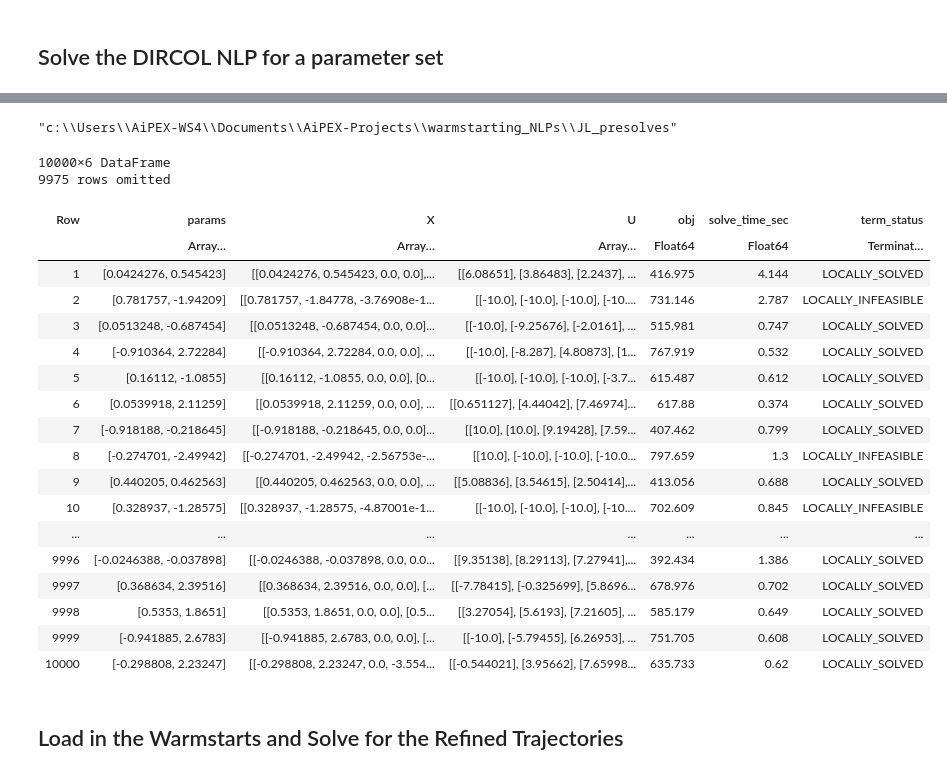
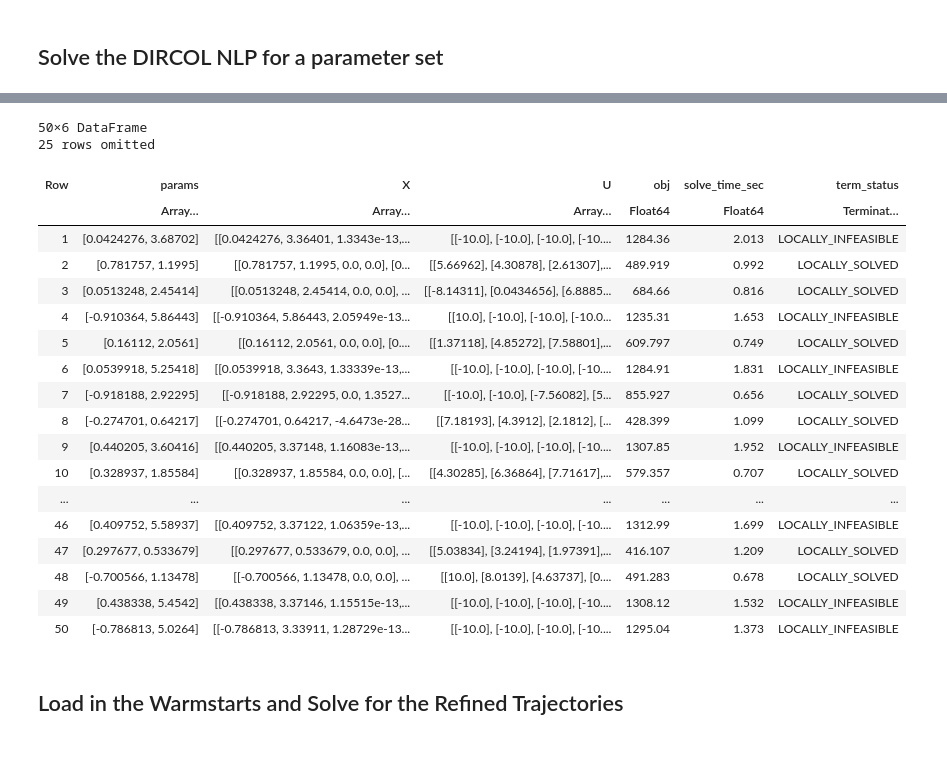
Before and after one commit to Astronauty/AiPEX-Projects, a Jupyter notebook: warmstarting_NLPs/JL_presolves/cartpole.ipynb, the cells around one changed output, grey strips where cells are left out. Drawn from its saved outputs; the diff is of its cells as text; code cells hidden in the pictures.

```diff
--- a/warmstarting_NLPs/JL_presolves/cartpole.ipynb
+++ b/warmstarting_NLPs/JL_presolves/cartpole.ipynb
@@ -292,33 +319,29 @@ Objective Value:
-# %%
-pwd()
-# %% [output]
-"c:\\Users\\AiPEX-WS4\\Documents\\AiPEX-Projects\\warmstarting_NLPs\\JL_presolves"
 # %%
 
-CSV.write("../data/presolves/cartpole_DIRCOL_10000_wide_param.csv", df)
+CSV.write("../data/presolves/cartpole_DIRCOL_1000_pi_wrap_fix.csv", df)
 
 df
 # %% [output]
-10000×6 DataFrame
-9975 rows omitted
+50×6 DataFrame
+25 rows omitted
 | Row | params | X | U | obj | solve_time_sec | term_status |
 |  | Array… | Array… | Array… | Float64 | Float64 | Terminat… |
-| 1 | [0.0424276, 0.545423] | [[0.0424276, 0.545423, 0.0, 0.0],... | [[6.08651], [3.86483], [2.2437], ... | 416.975 | 4.144 | LOCALLY_SOLVED |
-| 2 | [0.781757, -1.94209] | [[0.781757, -1.84778, -3.76908e-1... | [[-10.0], [-10.0], [-10.0], [-10.... | 731.146 | 2.787 | LOCALLY_INFEASIBLE |
-| 3 | [0.0513248, -0.687454] | [[0.0513248, -0.687454, 0.0, 0.0]... | [[-10.0], [-9.25676], [-2.0161], ... | 515.981 | 0.747 | LOCALLY_SOLVED |
-| 4 | [-0.910364, 2.72284] | [[-0.910364, 2.72284, 0.0, 0.0], ... | [[-10.0], [-8.287], [4.80873], [1... | 767.919 | 0.532 | LOCALLY_SOLVED |
-| 5 | [0.16112, -1.0855] | [[0.16112, -1.0855, 0.0, 0.0], [0... | [[-10.0], [-10.0], [-10.0], [-3.7... | 615.487 | 0.612 | LOCALLY_SOLVED |
-| 6 | [0.0539918, 2.11259] | [[0.0539918, 2.11259, 0.0, 0.0], ... | [[0.651127], [4.44042], [7.46974]... | 617.88 | 0.374 | LOCALLY_SOLVED |
-| 7 | [-0.918188, -0.218645] | [[-0.918188, -0.218645, 0.0, 0.0]... | [[10.0], [10.0], [9.19428], [7.59... | 407.462 | 0.799 | LOCALLY_SOLVED |
-| 8 | [-0.274701, -2.49942] | [[-0.274701, -2.49942, -2.56753e-... | [[10.0], [-10.0], [-10.0], [-10.0... | 797.659 | 1.3 | LOCALLY_INFEASIBLE |
-| 9 | [0.440205, 0.462563] | [[0.440205, 0.462563, 0.0, 0.0], ... | [[5.08836], [3.54615], [2.50414],... | 413.056 | 0.688 | LOCALLY_SOLVED |
-| 10 | [0.328937, -1.28575] | [[0.328937, -1.28575, -4.87001e-1... | [[-10.0], [-10.0], [-10.0], [-10.... | 702.609 | 0.845 | LOCALLY_INFEASIBLE |
+| 1 | [0.0424276, 3.68702] | [[0.0424276, 3.36401, 1.3343e-13,... | [[-10.0], [-10.0], [-10.0], [-10.... | 1284.36 | 2.013 | LOCALLY_INFEASIBLE |
+| 2 | [0.781757, 1.1995] | [[0.781757, 1.1995, 0.0, 0.0], [0... | [[5.66962], [4.30878], [2.61307],... | 489.919 | 0.992 | LOCALLY_SOLVED |
+| 3 | [0.0513248, 2.45414] | [[0.0513248, 2.45414, 0.0, 0.0], ... | [[-8.14311], [0.0434656], [6.8885... | 684.66 | 0.816 | LOCALLY_SOLVED |
+| 4 | [-0.910364, 5.86443] | [[-0.910364, 5.86443, 2.05949e-13... | [[10.0], [-10.0], [-10.0], [-10.0... | 1235.31 | 1.653 | LOCALLY_INFEASIBLE |
+| 5 | [0.16112, 2.0561] | [[0.16112, 2.0561, 0.0, 0.0], [0.... | [[1.37118], [4.85272], [7.58801],... | 609.797 | 0.749 | LOCALLY_SOLVED |
+| 6 | [0.0539918, 5.25418] | [[0.0539918, 3.3643, 1.33339e-13,... | [[-10.0], [-10.0], [-10.0], [-10.... | 1284.91 | 1.831 | LOCALLY_INFEASIBLE |
+| 7 | [-0.918188, 2.92295] | [[-0.918188, 2.92295, 0.0, 1.3527... | [[-10.0], [-10.0], [-7.56082], [5... | 855.927 | 0.656 | LOCALLY_SOLVED |
+| 8 | [-0.274701, 0.64217] | [[-0.274701, 0.64217, -4.6473e-28... | [[7.18193], [4.3912], [2.1812], [... | 428.399 | 1.099 | LOCALLY_SOLVED |
+| 9 | [0.440205, 3.60416] | [[0.440205, 3.37148, 1.16083e-13,... | [[-10.0], [-10.0], [-10.0], [-10.... | 1307.85 | 1.952 | LOCALLY_INFEASIBLE |
+| 10 | [0.328937, 1.85584] | [[0.328937, 1.85584, 0.0, 0.0], [... | [[4.30285], [6.36864], [7.71617],... | 579.357 | 0.707 | LOCALLY_SOLVED |
 | ... | ... | ... | ... | ... | ... | ... |
-| 9996 | [-0.0246388, -0.037898] | [[-0.0246388, -0.037898, 0.0, 0.0... | [[9.35138], [8.29113], [7.27941],... | 392.434 | 1.386 | LOCALLY_SOLVED |
-| 9997 | [0.368634, 2.39516] | [[0.368634, 2.39516, 0.0, 0.0], [... | [[-7.78415], [-0.325699], [5.8696... | 678.976 | 0.702 | LOCALLY_SOLVED |
-| 9998 | [0.5353, 1.8651] | [[0.5353, 1.8651, 0.0, 0.0], [0.5... | [[3.27054], [5.6193], [7.21605], ... | 585.179 | 0.649 | LOCALLY_SOLVED |
-| 9999 | [-0.941885, 2.6783] | [[-0.941885, 2.6783, 0.0, 0.0], [... | [[-10.0], [-5.79455], [6.26953], ... | 751.705 | 0.608 | LOCALLY_SOLVED |
-| 10000 | [-0.298808, 2.23247] | [[-0.298808, 2.23247, 0.0, -3.554... | [[-0.544021], [3.95662], [7.65998... | 635.733 | 0.62 | LOCALLY_SOLVED |
+| 46 | [0.409752, 5.58937] | [[0.409752, 3.37122, 1.06359e-13,... | [[-10.0], [-10.0], [-10.0], [-10.... | 1312.99 | 1.699 | LOCALLY_INFEASIBLE |
+| 47 | [0.297677, 0.533679] | [[0.297677, 0.533679, 0.0, 0.0], ... | [[5.03834], [3.24194], [1.97391],... | 416.107 | 1.209 | LOCALLY_SOLVED |
+| 48 | [-0.700566, 1.13478] | [[-0.700566, 1.13478, 0.0, 0.0], ... | [[10.0], [8.0139], [4.63737], [0.... | 491.283 | 0.678 | LOCALLY_SOLVED |
+| 49 | [0.438338, 5.4542] | [[0.438338, 3.37146, 1.15515e-13,... | [[-10.0], [-10.0], [-10.0], [-10.... | 1308.12 | 1.532 | LOCALLY_INFEASIBLE |
+| 50 | [-0.786813, 5.0264] | [[-0.786813, 3.33911, 1.28729e-13... | [[-10.0], [-10.0], [-10.0], [-10.... | 1295.04 | 1.373 | LOCALLY_INFEASIBLE |
 # %% [markdown]
 ## Load in the Warmstarts and Solve for the Refined Trajectories
 # %%
```
Also changed, not shown: parts of 7 cells of this notebook, 13 other files.
